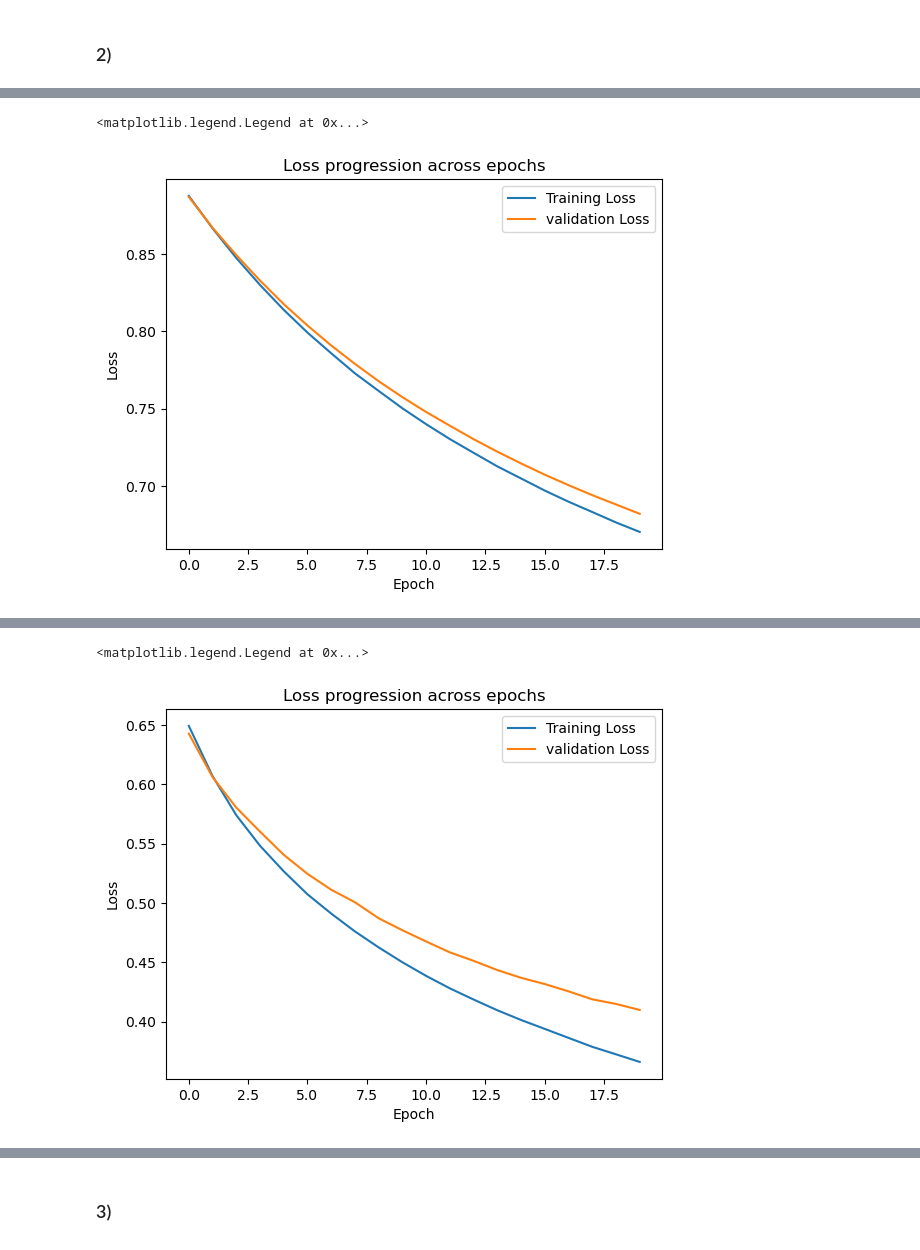
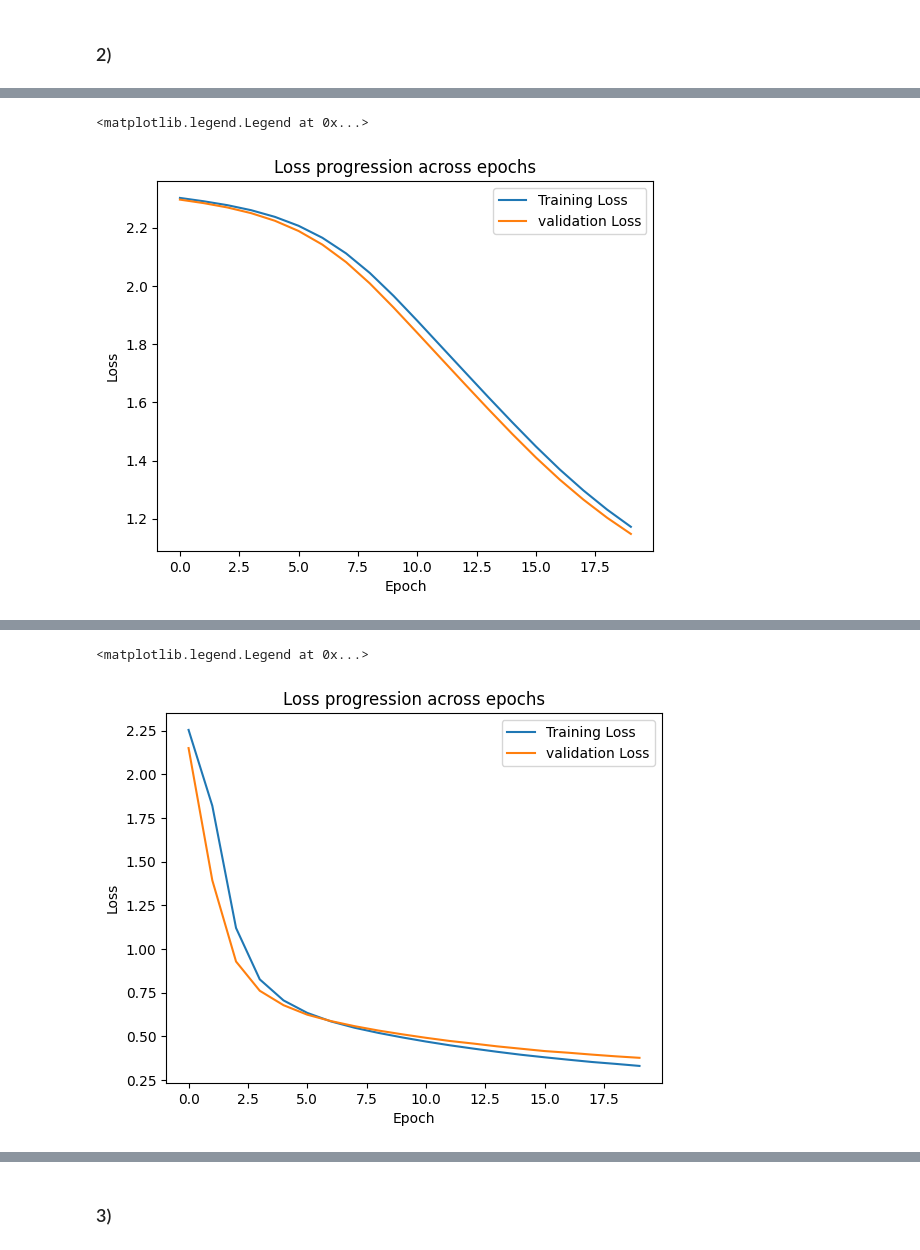
Before and after one commit to yassinuaimee/FundamentalLearningEPFL, a Jupyter notebook: HW/HW3/Yassin_Alnuaimee_326279_HW3.ipynb, the cells around one changed output, grey strips where cells are left out. Drawn from its saved outputs; the diff is of its cells as text; code cells hidden in the pictures.

```diff
--- a/HW/HW3/Yassin_Alnuaimee_326279_HW3.ipynb
+++ b/HW/HW3/Yassin_Alnuaimee_326279_HW3.ipynb
@@ -211,8 +253,8 @@ class Net(nn.Module):
 
         super().__init__()
         self.fc1 = nn.Linear(784, 100)
-        self.fc2 = nn.Linear(100, 50)
-        self.fc3 = nn.Linear(500, 10)
+        self.fc2 = nn.Linear(100, 100)
+        self.fc3 = nn.Linear(100, 10)
         # we also define the non-linearity
         self.relu = nn.ReLU()
 
@@ -333,12 +375,15 @@ plt.title("Loss progression across epochs")
 plt.legend()
 # %% [output]
 <matplotlib.legend.Legend at 0x...>
-[figure, old version]
+[figure, new version]
 # %%
-optimizer = optim.SGD(model.parameters(), lr=0.01, momentum=0.9, nesterov=True)
+# initialize the model
+MLP_SGD_nest= Net().to(DEVICE)
+
+optimizer = optim.SGD(MLP_SGD_nest.parameters(), lr=0.01, momentum=0.9, nesterov=True)
 
 train_losses, valid_losses, valid_accs = fit(
-    model=model,
+    model=MLP_SGD_nest,
     train_dataloader=train_dataloader,
     valid_dataloader=valid_dataloader,
     optimizer=optimizer,
@@ -346,7 +391,7 @@ train_losses, valid_losses, valid_accs = fit(
     device=DEVICE
 )
 
-predict(model=model, test_dataloader=test_dataloader, device=DEVICE)
+predict(model=MLP_SGD_nest, test_dataloader=test_dataloader, device=DEVICE)
 
 plt.plot(train_losses,label="Training Loss")
 plt.plot(valid_losses,label="validation Loss")
@@ -375,3 +420,3 @@ Test set: Avg. loss: 0.7305, Accuracy: 7733/10000 (77%)
 <matplotlib.legend.Legend at 0x...>
-[figure, old version]
+[figure, new version]
 # %%
```
Also changed, not shown: parts of 49 cells of this notebook.
